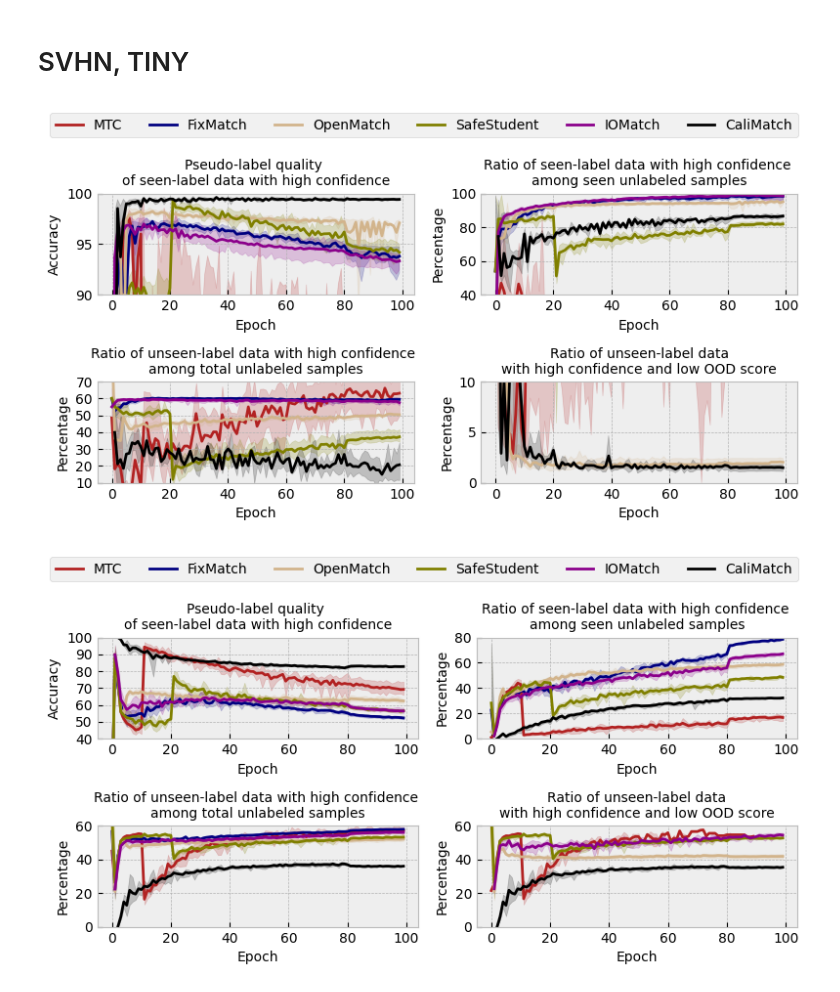
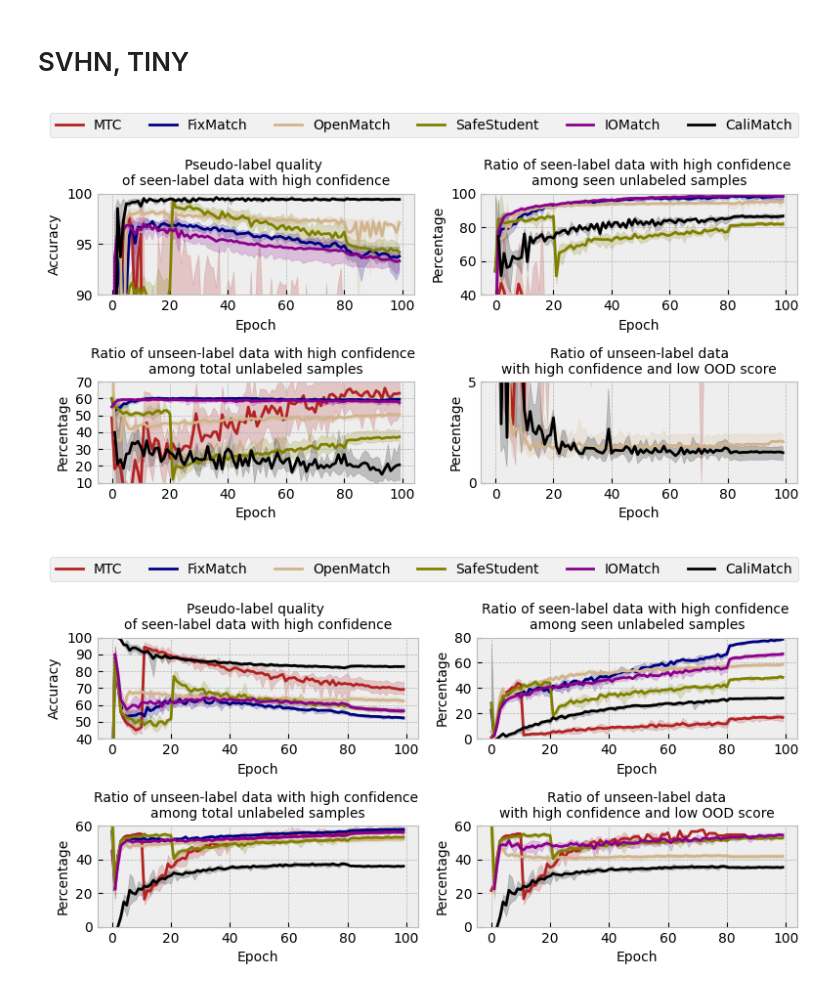
Before and after one commit to bogus215/SafeSSL-Calibration, a Jupyter notebook: jupyters/figure.ipynb, the cells around one changed output. Cells and saved outputs as stored; diff of their text form; code cells hidden in the pictures.

```diff
--- a/jupyters/figure.ipynb
+++ b/jupyters/figure.ipynb
@@ -1251,36 +1251,36 @@ result = pd.read_csv(os.path.join(f"./{dataset}","Unseen_class_ratio_both_under_
 result.columns = [col.replace("Proposed","CaliMatch")for col in result.columns]
 
 step = result['Step']
 value = result.drop(['Step'],axis=1)
 
 value.columns = [col1+" "+col2 for col1, col2 in zip([col.replace("Grouped runs ","").split("-")[0].replace(") ","").replace("(","") for col in value.columns],[col.split("0.5 and")[1].replace(" over conf 0.95","Ratio") for col in value.columns])]
 value.index = step
 
 
 for alg in ["MTC", "OpenMatch","SafeStudent", "IOMatch", "CaliMatch"]:
     axes[1,1].plot(value.index,(value[f'{alg}'+" Ratio"])*1e2, label=alg, color=colors[alg])
     axes[1,1].fill_between(value.index,(value[f'{alg}'+" Ratio__MIN"])*1e2,(value[f'{alg}'+" Ratio__MAX"])*1e2,alpha=.2, color=colors[alg])
 
 axes[1,1].set_xlabel("Epoch",size=size)
 axes[1,1].set_ylabel("Percentage",size=size)
 
-axes[1,1].set_ylim(0,10)
-axes[1,1].set_yticks([0,5,10])
+axes[1,1].set_ylim(0,5)
+axes[1,1].set_yticks([0,5])
 
 axes[1,1].set_title("Ratio of unseen-label data\nwith high confidence and low OOD score",size=size)
 
 lines, labels = [], []
 
 for ax in fig.axes:
     Line, Label = ax.get_legend_handles_labels()
     lines.extend(Line)
     labels.extend(Label)
 
 fig.legend(lines[:6], labels[:6], ncol=6, loc='lower center', bbox_to_anchor=(.5,1))
 plt.tight_layout()
 plt.show()
 # %% [output]
-[figure, old version]
+[figure, new version]
 # %%
 datasets = ["SVHN","TINY"]
 colors = {"MTC":"firebrick","FixMatch":"navy","OpenMatch":'tan',"SafeStudent":'olive',"IOMatch":"darkmagenta","CaliMatch":'black'}
```
Also changed, not shown: parts of 1 cell of this notebook, 3 other files.
